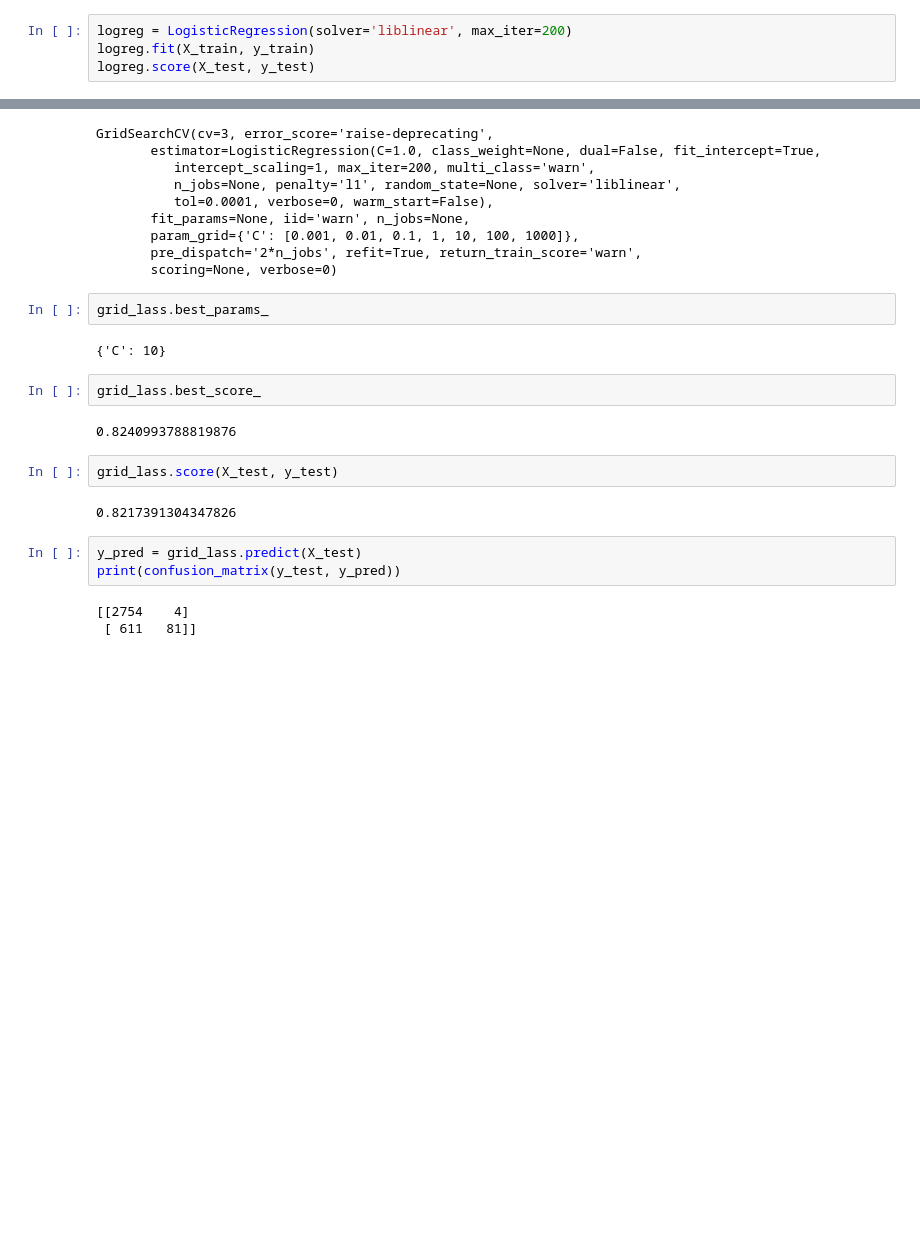
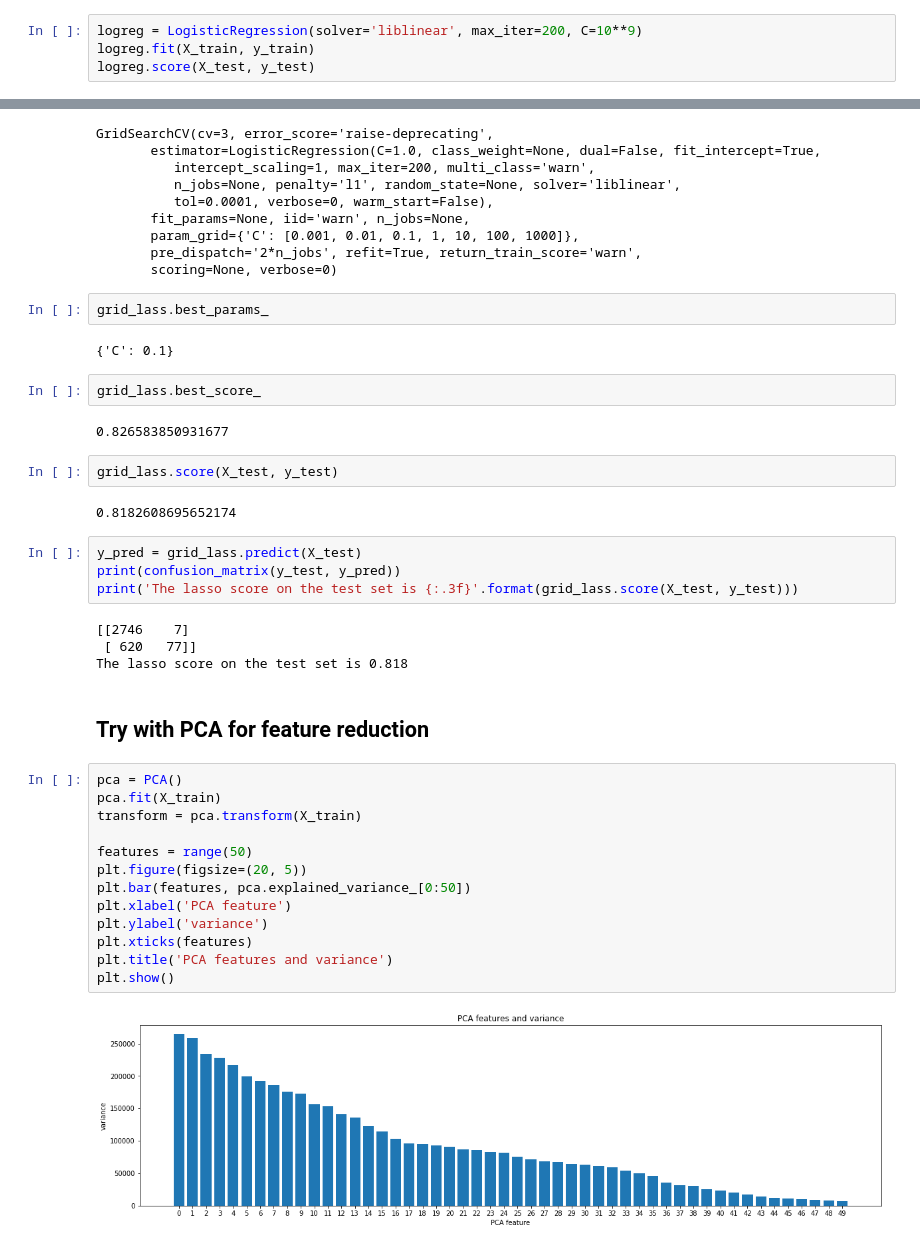
Before and after one commit to cbevis/U3_L3_Regression, a Jupyter notebook: U3_L3_P4_SKLearnLogisticRegression.ipynb, the cells around one changed output, grey strips where cells are left out. Cells and saved outputs as stored; diff of their text form; blank space fills up the shorter version.

```diff
--- a/U3_L3_P4_SKLearnLogisticRegression.ipynb
+++ b/U3_L3_P4_SKLearnLogisticRegression.ipynb
@@ -97,7 +103,7 @@ The percentage of epilepsy occurances is 20.0%
 # %% [markdown]
 ## Regular Logistic Regression
 # %%
-logreg = LogisticRegression(solver='liblinear', max_iter=200)
+logreg = LogisticRegression(solver='liblinear', max_iter=200, C=10**9)
 logreg.fit(X_train, y_train)
 logreg.score(X_test, y_test)
 # %% [output]
@@ -163,18 +173,37 @@ GridSearchCV(cv=3, error_score='raise-deprecating',
 # %%
 grid_lass.best_params_
 # %% [output]
-{'C': 10}
+{'C': 0.1}
 # %%
 grid_lass.best_score_
 # %% [output]
-0.8240993788819876
+0.826583850931677
 # %%
 grid_lass.score(X_test, y_test)
 # %% [output]
-0.8217391304347826
+0.8182608695652174
 # %%
 y_pred = grid_lass.predict(X_test)
 print(confusion_matrix(y_test, y_pred))
+print('The lasso score on the test set is {:.3f}'.format(grid_lass.score(X_test, y_test)))
 # %% [output]
-[[2754    4]
- [ 611   81]]
+[[2746    7]
+ [ 620   77]]
+The lasso score on the test set is 0.818
+# %% [markdown]
+## Try with PCA for feature reduction
+# %%
+pca = PCA()
+pca.fit(X_train)
+transform = pca.transform(X_train)
+
+features = range(50)
+plt.figure(figsize=(20, 5))
+plt.bar(features, pca.explained_variance_[0:50])
+plt.xlabel('PCA feature')
+plt.ylabel('variance')
+plt.xticks(features)
+plt.title('PCA features and variance')
+plt.show()
+# %% [output]
+[figure, added]
```
Also changed, not shown: parts of 21 cells of this notebook.
